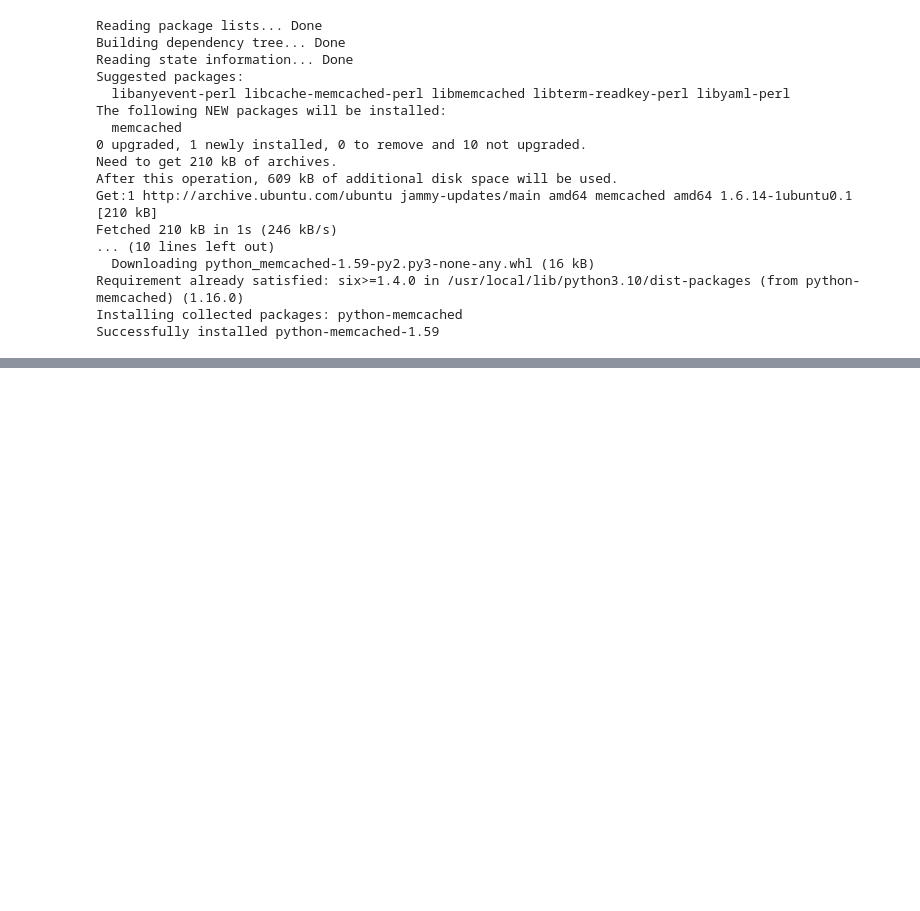
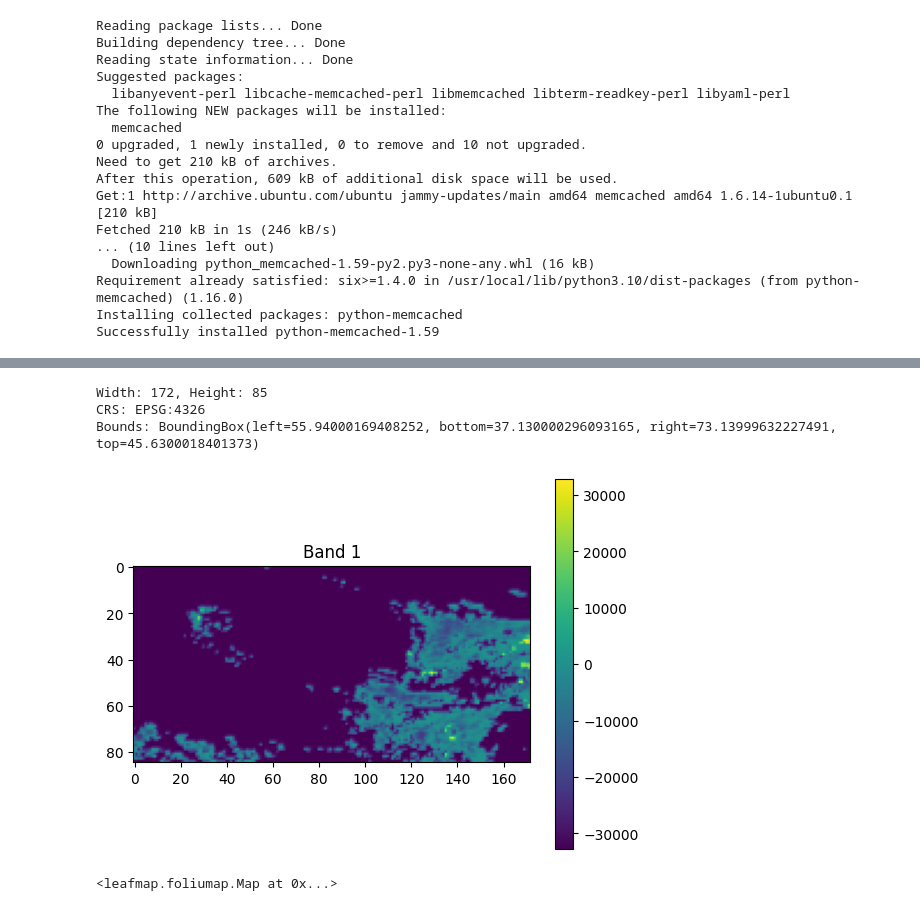
Before and after one commit to NodiraTillayeva/ERA5Analysis, a Jupyter notebook: LeafMapNetCDF.ipynb, the cells around one changed output, grey strips where cells are left out. Cells and saved outputs as stored; diff of their text form; code cells hidden in the pictures; blank space fills up the shorter version.

```diff
--- a/LeafMapNetCDF.ipynb
+++ b/LeafMapNetCDF.ipynb
@@ -98,0 +109,39 @@ m
+# %%
+import rasterio
+import matplotlib.pyplot as plt
+
+# Open the TIFF file
+with rasterio.open('/content/output.tif') as src:
+    # Read the first band
+    band1 = src.read(1)
+
+    # Show basic information about the raster
+    print(f"Width: {src.width}, Height: {src.height}")
+    print(f"CRS: {src.crs}")
+    print(f"Bounds: {src.bounds}")
+
+    # Plotting the first band
+    plt.imshow(band1, cmap='viridis')
+    plt.colorbar()
+    plt.title('Band 1')
+    plt.show()
+# %% [output]
+Width: 172, Height: 85
+CRS: EPSG:4326
+Bounds: BoundingBox(left=55.94000169408252, bottom=37.130000296093165, right=73.13999632227491, top=45.6300018401373)
+[figure, added]
+# %%
+import leafmap.foliumap as leafmap
+
+# Create a Leafmap map with specific center and zoom
+m = leafmap.Map(center=[50, 50], zoom=10)  # Replace 'lat' and 'lon' with the coordinates relevant to your raster
+
+try:
+    m.add_raster('/content/output.tif', layer_name="asd Layer")
+except Exception as e:
+    print(f"Error adding raster to map: {e}")
+
+# Display the map
+m
+# %% [output]
+<leafmap.foliumap.Map at 0x...>
```
Also changed, not shown: parts of 2 cells of this notebook.
